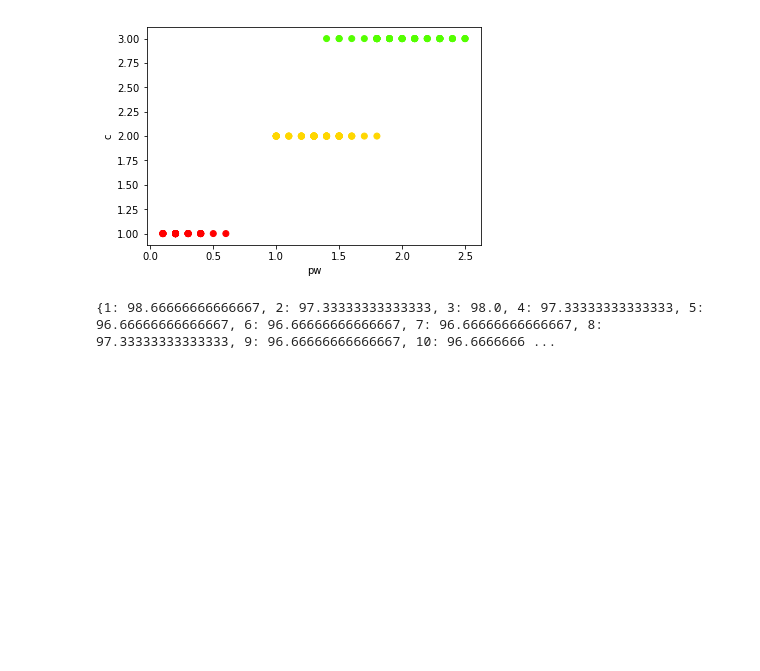
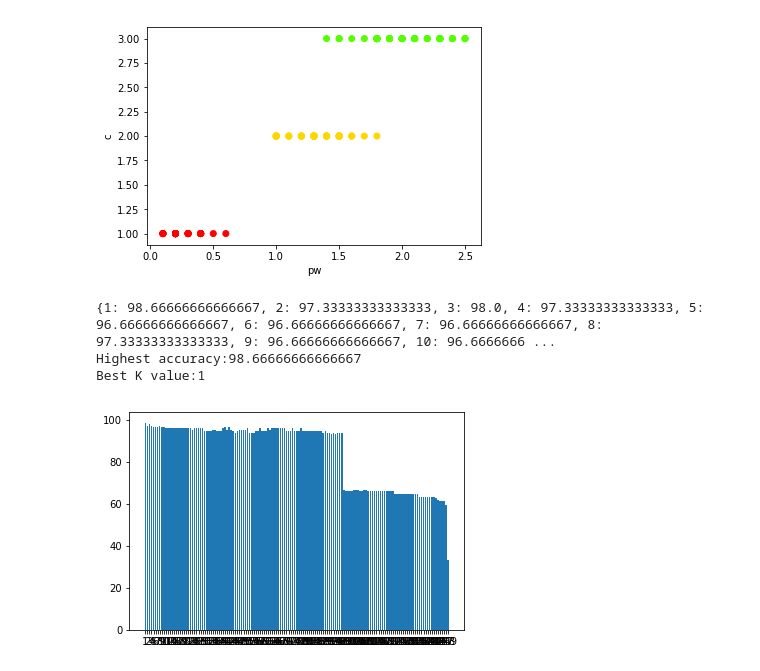
Before and after one commit to SWE546-Spring2017-Bogazici/hw2, a Jupyter notebook: hw2notebook.ipynb, the cells around one changed output. Drawn from its saved outputs; the diff is of its cells as text; code cells hidden in the pictures; blank space fills up the shorter version.

Commit message:
visually showing accuracy - k values.

```diff
--- a/hw2notebook.ipynb
+++ b/hw2notebook.ipynb
@@ -159,17 +159,34 @@ def find_prediction_accuracy(points, k):
 x = df_iris[['pw', 'pl', 'c']].as_matrix()
 
 start = 1
-end = 20
-bestAcc = {}
-bestAcc[1] = 0
+end = 150
+reverseMap = {}
 accuracyMap = {}
+highAccPq = Queue.PriorityQueue()
 while (start < end):
     accuracy = find_prediction_accuracy(x, start)
     accuracyMap[start] = accuracy
+    reverseMap[accuracy] = start
+    highAccPq.put(accuracy)
     start = start + 1
+
+highestAcc = 1
+while not highAccPq.empty():
+    highestAcc = highAccPq.get()
+
 
 
 
 print(accuracyMap)
+print("Highest accuracy:" + str(highestAcc))
+print("Best K value:" + str(reverseMap.get(highestAcc)))
 # %% [output]
 {1: 98.66666666666667, 2: 97.33333333333333, 3: 98.0, 4: 97.33333333333333, 5: 96.66666666666667, 6: 96.66666666666667, 7: 96.66666666666667, 8: 97.33333333333333, 9: 96.66666666666667, 10: 96.6666666 ...
+Highest accuracy:98.66666666666667
+Best K value:1
+# %%
+plt.bar(range(len(accuracyMap.keys())),accuracyMap.values(),align='center')
+plt.xticks(range(len(accuracyMap)), accuracyMap.keys())
+plt.show()
+# %% [output]
+[figure, added]
```
